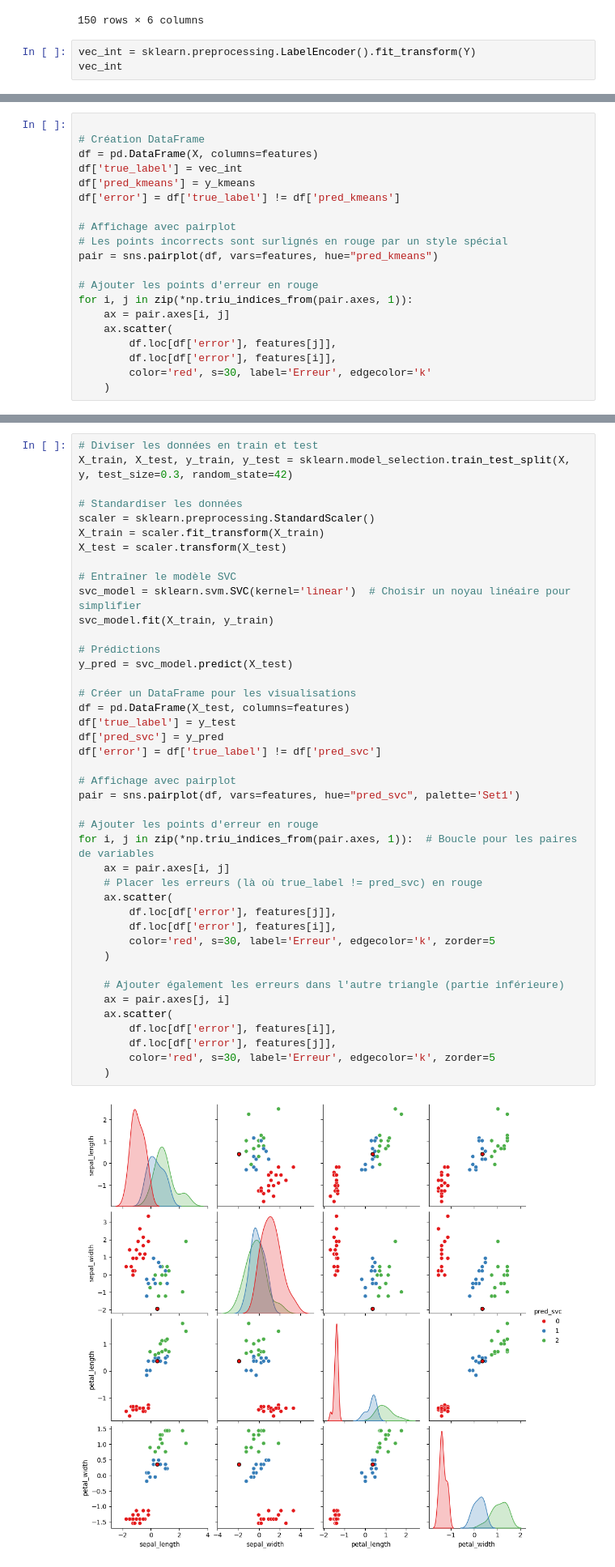
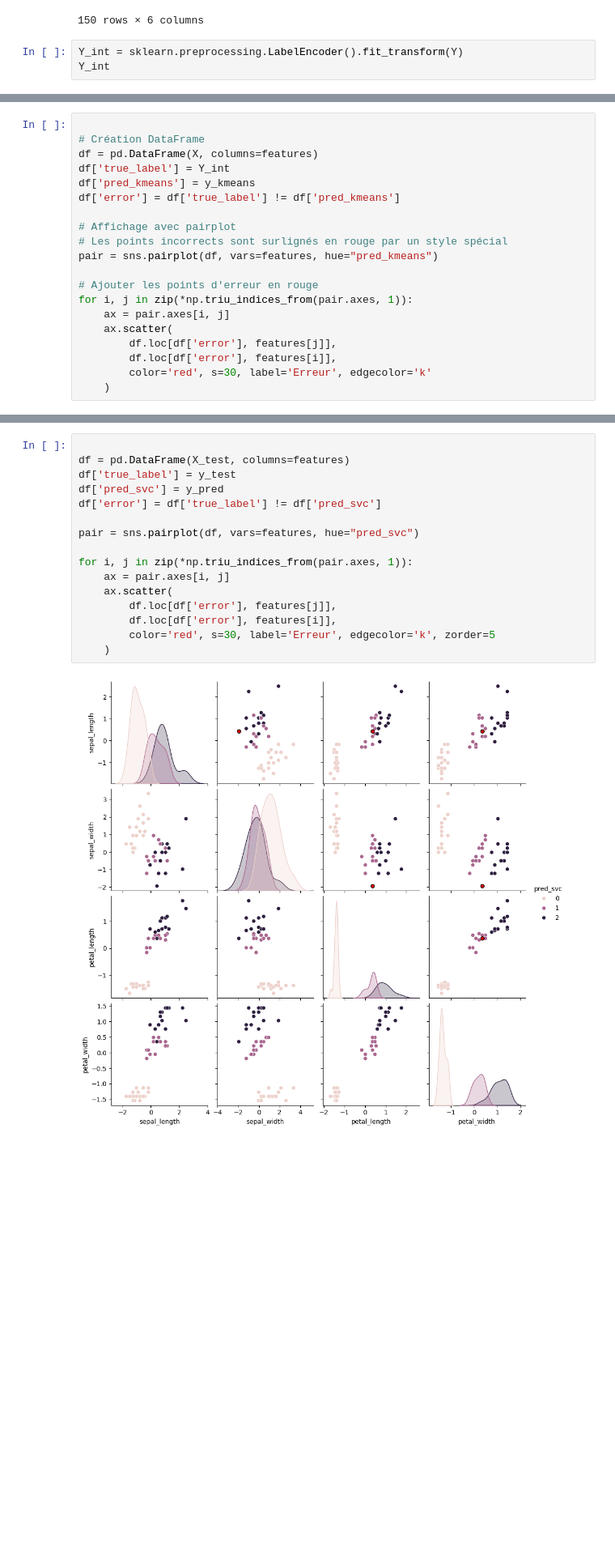
Before and after one commit to crnl-lab/Formation_2025_Python_data_analyse, a Jupyter notebook: notebooks/sklearn.ipynb, the cells around one changed output, grey strips where cells are left out. Shown at 81% size. Cells and saved outputs as stored; diff of their text form; blank space fills up the shorter version.

Commit message:
modif sklearn

```diff
--- a/notebooks/sklearn.ipynb
+++ b/notebooks/sklearn.ipynb
@@ -199,8 +199,8 @@ Y_pred
 | 149 | 5.9 | 3.0 | 5.1 | 1.8 | virginica | 1 |
 150 rows × 6 columns
 # %%
-vec_int = sklearn.preprocessing.LabelEncoder().fit_transform(Y)
-vec_int
+Y_int = sklearn.preprocessing.LabelEncoder().fit_transform(Y)
+Y_int
 # %% [output]
 array([0, 0, 0, 0, 0, 0, 0, 0, 0, 0, 0, 0, 0, 0, 0, 0, 0, 0, 0, 0, 0, 0,
        0, 0, 0, 0, 0, 0, 0, 0, 0, 0, 0, 0, 0, 0, 0, 0, 0, 0, 0, 0, 0, 0,
@@ -213,7 +213,7 @@ array([0, 0, 0, 0, 0, 0, 0, 0, 0, 0, 0, 0, 0, 0, 0, 0, 0, 0, 0, 0, 0, 0,
 
 # Création DataFrame
 df = pd.DataFrame(X, columns=features)
-df['true_label'] = vec_int
+df['true_label'] = Y_int
 df['pred_kmeans'] = y_kmeans
 df['error'] = df['true_label'] != df['pred_kmeans']
 
@@ -246,47 +307,21 @@ y = sklearn.preprocessing.LabelEncoder().fit_transform(y_str)
 # %%
-# Diviser les données en train et test
-X_train, X_test, y_train, y_test = sklearn.model_selection.train_test_split(X, y, test_size=0.3, random_state=42)
 
-# Standardiser les données
-scaler = sklearn.preprocessing.StandardScaler()
-X_train = scaler.fit_transform(X_train)
-X_test = scaler.transform(X_test)
-
-# Entraîner le modèle SVC
-svc_model = sklearn.svm.SVC(kernel='linear')  # Choisir un noyau linéaire pour simplifier
-svc_model.fit(X_train, y_train)
-
-# Prédictions
-y_pred = svc_model.predict(X_test)
-
-# Créer un DataFrame pour les visualisations
 df = pd.DataFrame(X_test, columns=features)
 df['true_label'] = y_test
 df['pred_svc'] = y_pred
 df['error'] = df['true_label'] != df['pred_svc']
 
-# Affichage avec pairplot
-pair = sns.pairplot(df, vars=features, hue="pred_svc", palette='Set1')
+pair = sns.pairplot(df, vars=features, hue="pred_svc")
 
-# Ajouter les points d'erreur en rouge
-for i, j in zip(*np.triu_indices_from(pair.axes, 1)):  # Boucle pour les paires de variables
+for i, j in zip(*np.triu_indices_from(pair.axes, 1)):
     ax = pair.axes[i, j]
-    # Placer les erreurs (là où true_label != pred_svc) en rouge
     ax.scatter(
         df.loc[df['error'], features[j]],
         df.loc[df['error'], features[i]],
         color='red', s=30, label='Erreur', edgecolor='k', zorder=5
     )
-
-    # Ajouter également les erreurs dans l'autre triangle (partie inférieure)
-    ax = pair.axes[j, i]
-    ax.scatter(
-        df.loc[df['error'], features[i]],
-        df.loc[df['error'], features[j]],
-        color='red', s=30, label='Erreur', edgecolor='k', zorder=5
-    )
 # %% [output]
-[figure, old version]
+[figure, new version]
 # %%
 accuracy = sklearn.metrics.accuracy_score(y_test, y_pred)
 print(f"Accuracy: {accuracy * 100:.2f}%")
```
Also changed, not shown: parts of 13 cells of this notebook.
